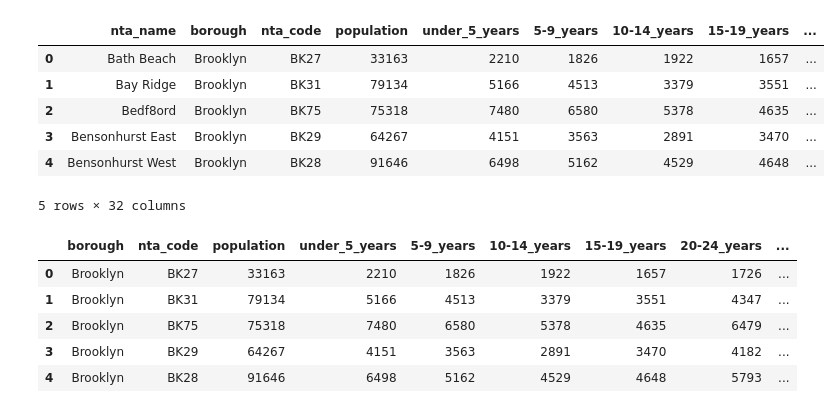
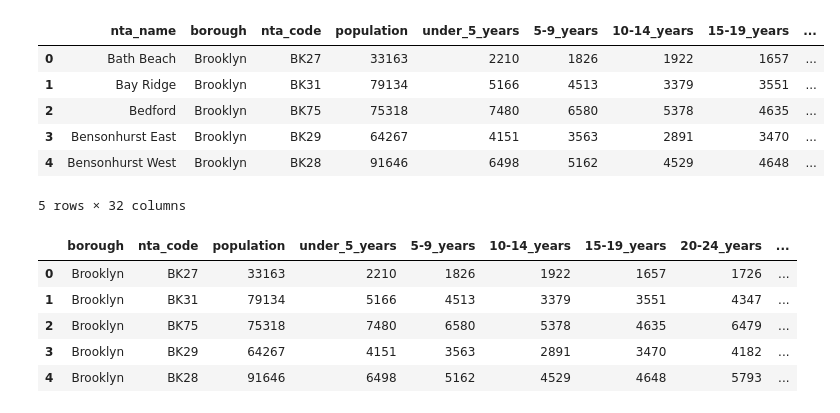
Before and after one commit to fpervaiz/LondonSpringDatathon2020, a Jupyter notebook: clean_nta.ipynb, the cells around one changed output. Saved outputs shown, nothing was run; the diff lists cells and outputs as text; code cells hidden in the pictures.

```diff
--- a/clean_nta.ipynb
+++ b/clean_nta.ipynb
@@ -7,14 +11,14 @@ import pdpipe as pdp
 # %%
-name = "dataset_8"
+name8 = "dataset_8"
 
-original_df8 = pd.read_csv(name+".csv")
+original_df8 = pd.read_csv(name8+".csv")
 df8 = original_df8
 df8.head()
 # %% [output]
 |  | nta_name | borough | nta_code | population | under_5_years | 5-9_years | 10-14_years | 15-19_years | ... |
 | 0 | Bath Beach | Brooklyn | BK27 | 33163 | 2210 | 1826 | 1922 | 1657 | ... |
 | 1 | Bay Ridge | Brooklyn | BK31 | 79134 | 5166 | 4513 | 3379 | 3551 | ... |
-| 2 | Bedf8ord | Brooklyn | BK75 | 75318 | 7480 | 6580 | 5378 | 4635 | ... |
+| 2 | Bedford | Brooklyn | BK75 | 75318 | 7480 | 6580 | 5378 | 4635 | ... |
 | 3 | Bensonhurst East | Brooklyn | BK29 | 64267 | 4151 | 3563 | 2891 | 3470 | ... |
 | 4 | Bensonhurst West | Brooklyn | BK28 | 91646 | 6498 | 5162 | 4529 | 4648 | ... |
 5 rows × 32 columns
```
Also changed, not shown: parts of 5 cells of this notebook, 1 other file.
